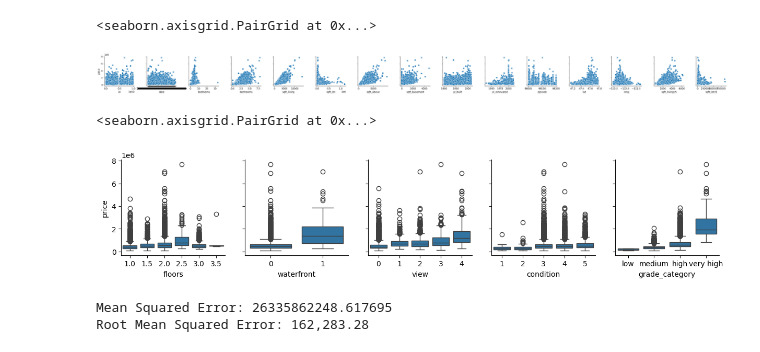
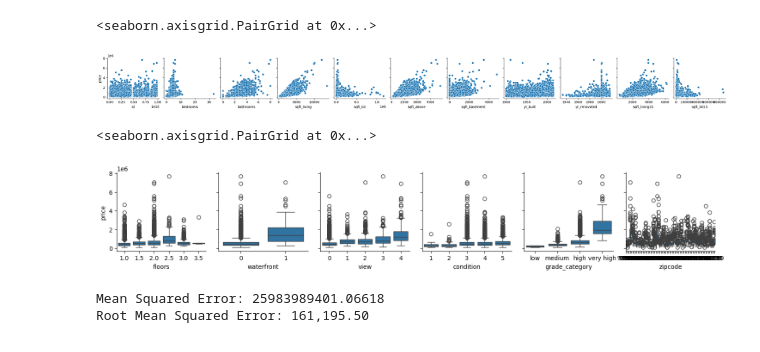
Before and after one commit to logansmith9454/cse450, a Jupyter notebook: notebooks/starter_housing.ipynb, the cells around one changed output. Cells and saved outputs as stored; diff of their text form; code cells hidden in the pictures.

```diff
--- a/notebooks/starter_housing.ipynb
+++ b/notebooks/starter_housing.ipynb
@@ -46,38 +46,43 @@ def format_data(dataset):
   grade_labels = ['low', 'medium', 'high', 'very high']
   dataset['grade_category'] = pd.cut(dataset['grade'], bins=grade_bins, labels=grade_labels)
 
-  columns_to_drop = ['date', 'lat', 'long', 'grade']
+
+  continuous_features = ['id', 'date', 'bedrooms', 'bathrooms', 'sqft_living', 'sqft_lot', 'sqft_above', 'sqft_basement', 'yr_built', 'yr_renovated', 'lat', 'long', 'sqft_living15', 'sqft_lot15']
+  discrete_features = ['floors', 'waterfront', 'view', 'condition', 'grade_category', 'zipcode']
+
+  columns_to_drop = ['date', 'lat', 'long', 'grade', 'id']
+  for column in columns_to_drop:
+    if column in continuous_features:
+      continuous_features.remove(column)
+    if column in discrete_features:
+      discrete_features.remove(column)
   if 'price' in dataset.columns:
     y = dataset['price']
     columns_to_drop.append('price')
     X = dataset.drop(columns_to_drop, axis=1)
     X = pd.get_dummies(X, columns=discrete_features, drop_first=True)
-    return X, y
+    return X, y, continuous_features, discrete_features
   else:
     X = dataset.drop(columns_to_drop, axis=1)
     X = pd.get_dummies(X, columns=discrete_features, drop_first=True)
-    return X
+    return X, None, continuous_features, discrete_features
 # %%
-format_data(housing)
-
-# Select a few features to visualize along with the price
-continuous_features = ['id', 'date', 'bedrooms', 'bathrooms', 'sqft_living', 'sqft_lot', 'sqft_above', 'sqft_basement', 'yr_built', 'yr_renovated', 'zipcode', 'lat', 'long', 'sqft_living15', 'sqft_lot15']
+X, y, continuous_features, discrete_features = format_data(housing)
 
 # Create a pairplot to visualize the relationships
 sns.pairplot(housing, y_vars=['price'], x_vars=continuous_features)
 # %% [output]
 <seaborn.axisgrid.PairGrid at 0x...>
-[figure, old version]
+[figure, new version]
 # %%
-discrete_features = ['floors', 'waterfront', 'view', 'condition', 'grade_category']
 
 g = sns.PairGrid(housing, y_vars=['price'], x_vars=discrete_features)
 g.map(sns.boxplot)
 # %% [output]
 <seaborn.axisgrid.PairGrid at 0x...>
-[figure, old version]
+[figure, new version]
 # %%
-X, y = format_data(housing)
+# X, y = format_data(housing)
 X_train, X_test, y_train, y_test = train_test_split(X, y, test_size=0.2, random_state=42)
 model = XGBRegressor()
 model.fit(X_train, y_train)
@@ -87,8 +92,8 @@ mse = mean_squared_error(y_test, y_pred)
 print(f"Mean Squared Error: {mse}")
 print(f"Root Mean Squared Error: {mse**0.5:,.2f}")
 # %% [output]
-Mean Squared Error: 26335862248.617695
-Root Mean Squared Error: 162,283.28
+Mean Squared Error: 25983989401.06618
+Root Mean Squared Error: 161,195.50
 # %%
 # center_lat = housing['lat'].mean()
 # center_lon = housing['long'].mean()
```
Also changed, not shown: parts of 1 cell of this notebook.
